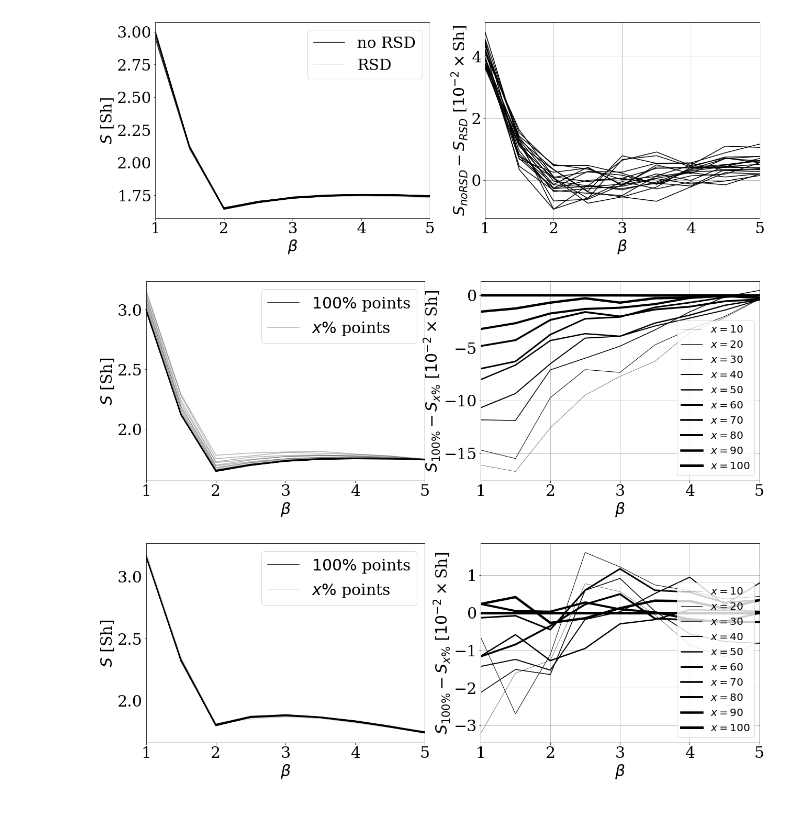
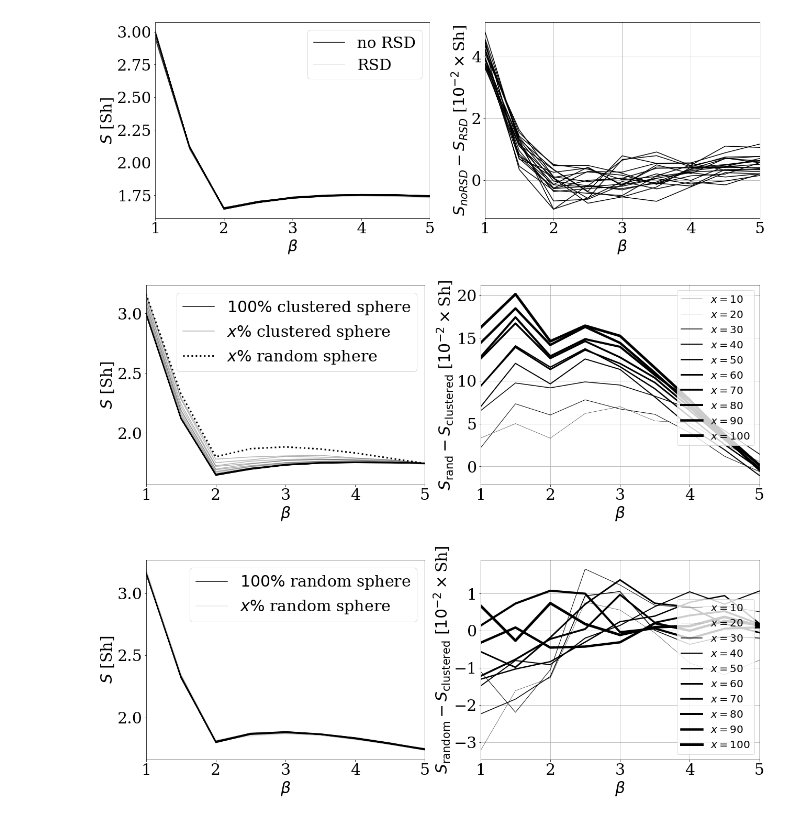
Before and after one commit to forero/BetaEntropy, a Jupyter notebook: code/plots_paper.ipynb, the cells around one changed output. Cells and saved outputs as stored; diff of their text form; code cells hidden in the pictures.

```diff
--- a/code/plots_paper.ipynb
+++ b/code/plots_paper.ipynb
@@ -94,11 +100,13 @@ plt.figure(figsize=(21,7))
 plt.subplot(1,2,1)
 for i in range(n_percentage):
     if i==0:
-        plt.plot(beta_values, data_spheres[:,i], color='black', label=r'$100\%$ points')
-        plt.plot(beta_values, data_percentage[:,i], color='black', alpha=0.3, label=r'$x\%$ points')
+        plt.plot(beta_values, data_spheres[:,i], color='black', label=r'$100\%$ clustered sphere')
+        plt.plot(beta_values, data_percentage[:,i], color='black', alpha=0.3, label=r'$x\%$ clustered sphere')
+        plt.plot(beta_values, data_random[:,i], ':', color='black', lw=3, label=r'$x\%$ random sphere')
     else:
         plt.plot(beta_values, data_spheres[:,i], color='black')
         plt.plot(beta_values, data_percentage[:,i], color='black', alpha=0.3)
+
 
 plt.ylabel("$S$ [Sh]")
 plt.xlabel(r"$\beta$")
@@ -108,42 +116,42 @@ plt.xlim([1,5])
 
 plt.subplot(1,2,2)
 for i in range(n_percentage):
-    plt.plot(beta_values, 100*(data_spheres[:,0]-data_percentage[:,i]), color='black', lw=(i+1)/2.0, label=r'$x={}$'.format(10*i + 10))
-plt.legend(fontsize=20)
-plt.ylabel(r"$S_{100\%} - S_{x\%}$ [$10^{-2}\times$Sh]")
+    plt.plot(beta_values, 100*(data_percentage_random[:,i]-data_percentage[:,i]), color='black', lw=(i+1)/2.0, label=r'$x={}$'.format(10*i + 10))
+plt.legend(fontsize=20, loc=1)
+plt.ylabel(r"$S_{\mathrm {rand}} - S_{\mathrm{clustered}}$ [$10^{-2}\times$Sh]")
 plt.xlabel(r"$\beta$")
 plt.xticks(np.arange(1,6))
 plt.xlim([1,5])
 plt.grid()
 plt.savefig("n_density_clustered.pdf", bbox_inches='tight')
 # %% [output]
-[figure, old version]
+[figure, new version]
 # %%
 plt.figure(figsize=(21,7))
 plt.subplot(1,2,1)
 for i in range(n_percentage):
     if i==0:
-        plt.plot(beta_values, data_random[:,i], color='black', label=r'$100\%$ points')
-        plt.plot(beta_values, data_percentage_random[:,i], color='black', alpha=0.1, label=r'$x\%$ points')
+        plt.plot(beta_values, data_random[:,i], color='black', label=r'$100\%$ random sphere')
+        plt.plot(beta_values, data_percentage_random[:,i], color='black', alpha=0.1, label=r'$x\%$ random sphere')
     else:
         plt.plot(beta_values, data_random[:,i], color='black')
         plt.plot(beta_values, data_percentage_random[:,i], color='black', alpha=0.1)
 
 plt.ylabel("$S$ [Sh]")
 plt.xlabel(r"$\beta$")
 plt.legend(fontsize=MEDIUM_SIZE)
 plt.xticks(np.arange(1,6))
 plt.xlim([1,5])
 
 plt.subplot(1,2,2)
 for i in range(n_percentage):
-    plt.plot(beta_values, 100*(data_random[:,0]-data_percentage_random[:,i]), color='black', lw=(i+1)/2.0, label=r'$x={}$'.format(10*i + 10))
+    plt.plot(beta_values, 100*(data_random[:,i]-data_percentage_random[:,i]), color='black', lw=(i+1)/2.0, label=r'$x={}$'.format(10*i + 10))
 plt.legend(fontsize=20, loc=4)
-plt.ylabel(r"$S_{100\%} - S_{x\%}$ [$10^{-2}\times$Sh]")
+plt.ylabel(r"$S_{\mathrm {random}} - S_{\mathrm{clustered}}$ [$10^{-2}\times$Sh]")
 plt.xlabel(r"$\beta$")
 plt.xticks(np.arange(1,6))
 plt.xlim([1,5])
 plt.grid()
 plt.savefig("n_density_random.pdf", bbox_inches='tight')
 # %% [output]
-[figure, old version]
+[figure, new version]
```
Also changed, not shown: parts of 4 cells of this notebook, 1 other file.
